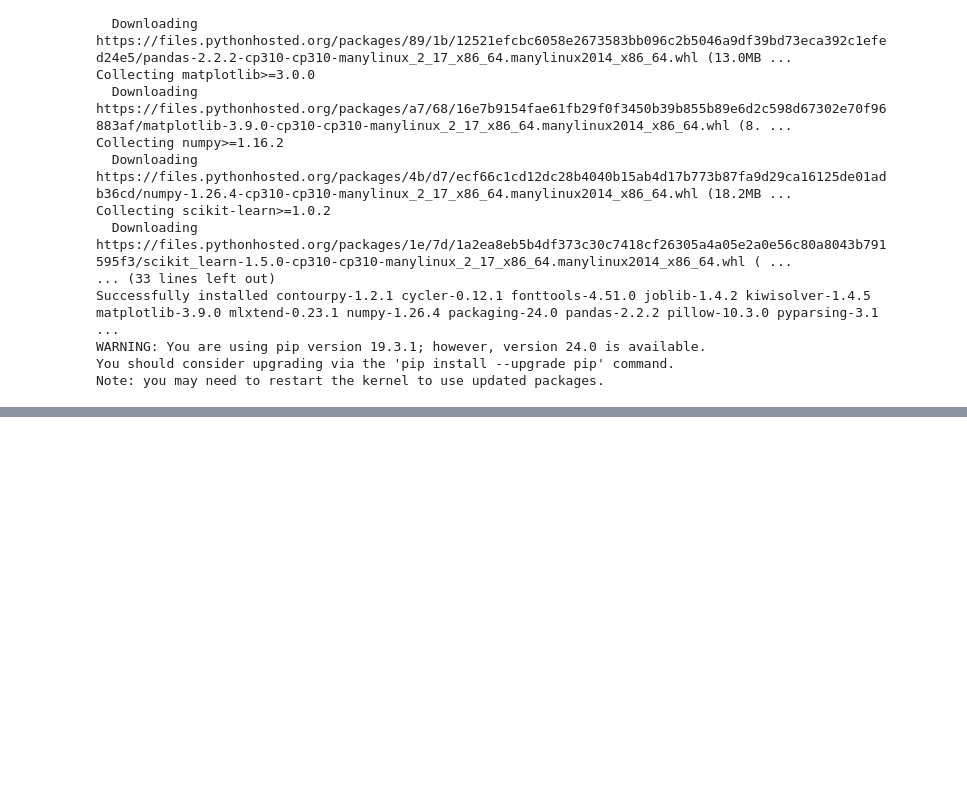
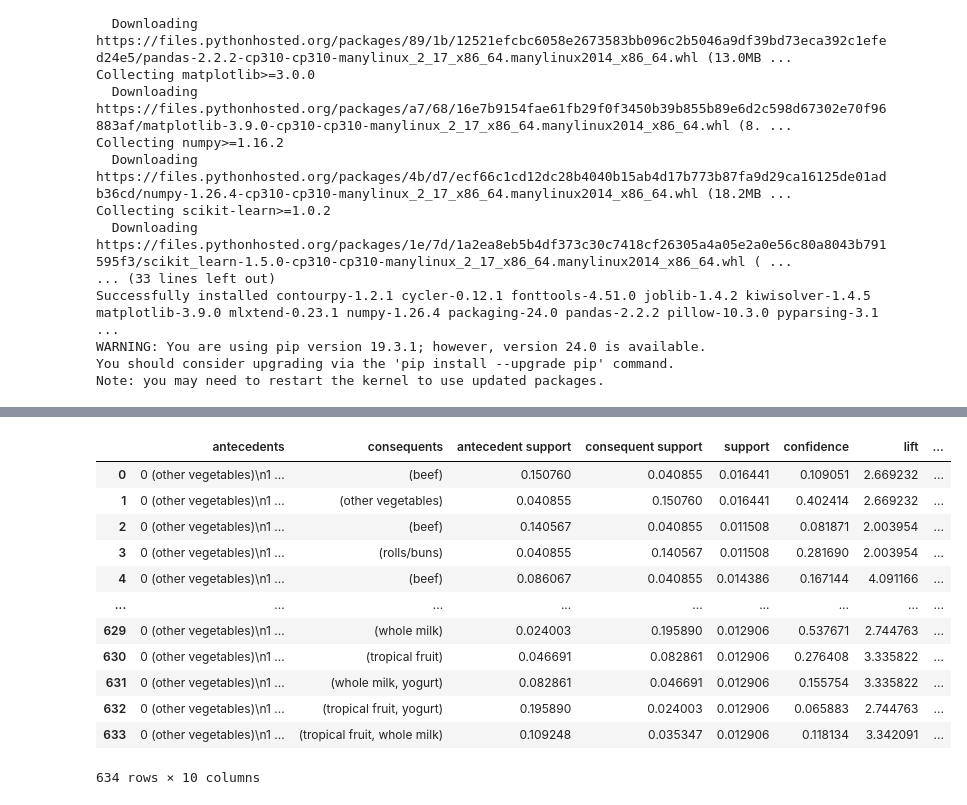
Before and after one commit to chauhanvk018/spectra, a Jupyter notebook: fdc_demo/Basket_Analysis.ipynb, the cells around one changed output, grey strips where cells are left out. Saved outputs shown, nothing was run; the diff lists cells and outputs as text; code cells hidden in the pictures; blank space fills up the shorter version.

```diff
--- a/fdc_demo/Basket_Analysis.ipynb
+++ b/fdc_demo/Basket_Analysis.ipynb
@@ -158,2 +141,0 @@ filtered_rules
-# %%
-filtered_rules.loc[:, 'antecedents'] = filtered_rules.loc[:, str('antecedents']
@@ -161,0 +158,18 @@ frozenset
+# %%
+filtered_rules.loc[:, 'antecedents'] = str(filtered_rules.loc[:, 'antecedents'])
+# %%
+filtered_rules['ante']
+# %% [output]
+|  | antecedents | consequents | antecedent support | consequent support | support | confidence | lift | ... |
+| 0 | 0 (other vegetables)\n1 ... | (beef) | 0.150760 | 0.040855 | 0.016441 | 0.109051 | 2.669232 | ... |
+| 1 | 0 (other vegetables)\n1 ... | (other vegetables) | 0.040855 | 0.150760 | 0.016441 | 0.402414 | 2.669232 | ... |
+| 2 | 0 (other vegetables)\n1 ... | (beef) | 0.140567 | 0.040855 | 0.011508 | 0.081871 | 2.003954 | ... |
+| 3 | 0 (other vegetables)\n1 ... | (rolls/buns) | 0.040855 | 0.140567 | 0.011508 | 0.281690 | 2.003954 | ... |
+| 4 | 0 (other vegetables)\n1 ... | (beef) | 0.086067 | 0.040855 | 0.014386 | 0.167144 | 4.091166 | ... |
+| ... | ... | ... | ... | ... | ... | ... | ... | ... |
+| 629 | 0 (other vegetables)\n1 ... | (whole milk) | 0.024003 | 0.195890 | 0.012906 | 0.537671 | 2.744763 | ... |
+| 630 | 0 (other vegetables)\n1 ... | (tropical fruit) | 0.046691 | 0.082861 | 0.012906 | 0.276408 | 3.335822 | ... |
+| 631 | 0 (other vegetables)\n1 ... | (whole milk, yogurt) | 0.082861 | 0.046691 | 0.012906 | 0.155754 | 3.335822 | ... |
+| 632 | 0 (other vegetables)\n1 ... | (tropical fruit, yogurt) | 0.195890 | 0.024003 | 0.012906 | 0.065883 | 2.744763 | ... |
+| 633 | 0 (other vegetables)\n1 ... | (tropical fruit, whole milk) | 0.109248 | 0.035347 | 0.012906 | 0.118134 | 3.342091 | ... |
+634 rows × 10 columns
```
Also changed, not shown: parts of 3 cells of this notebook.
